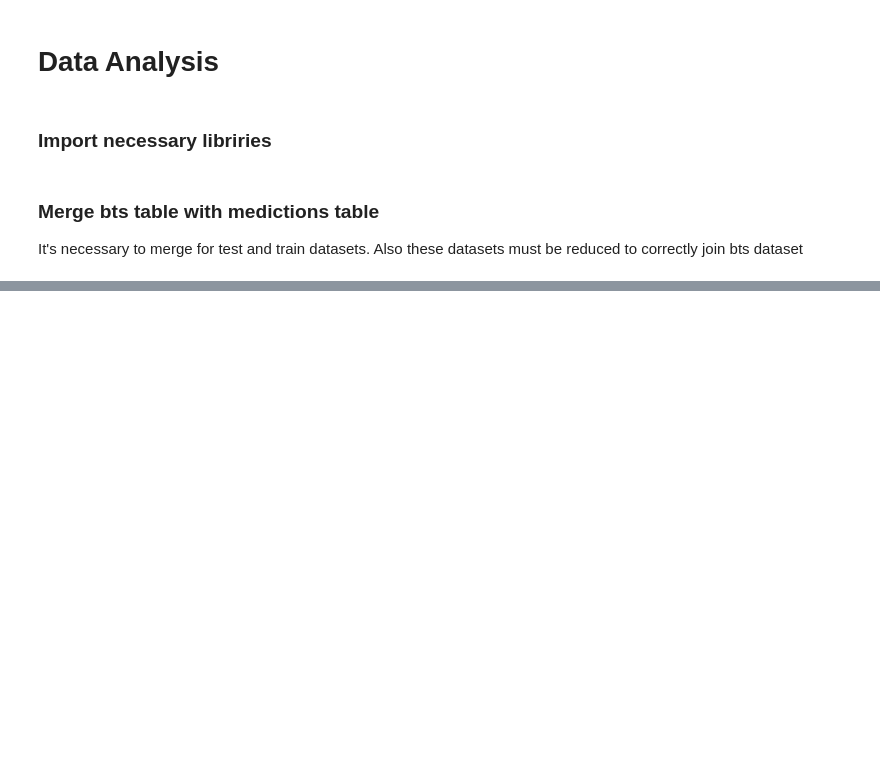
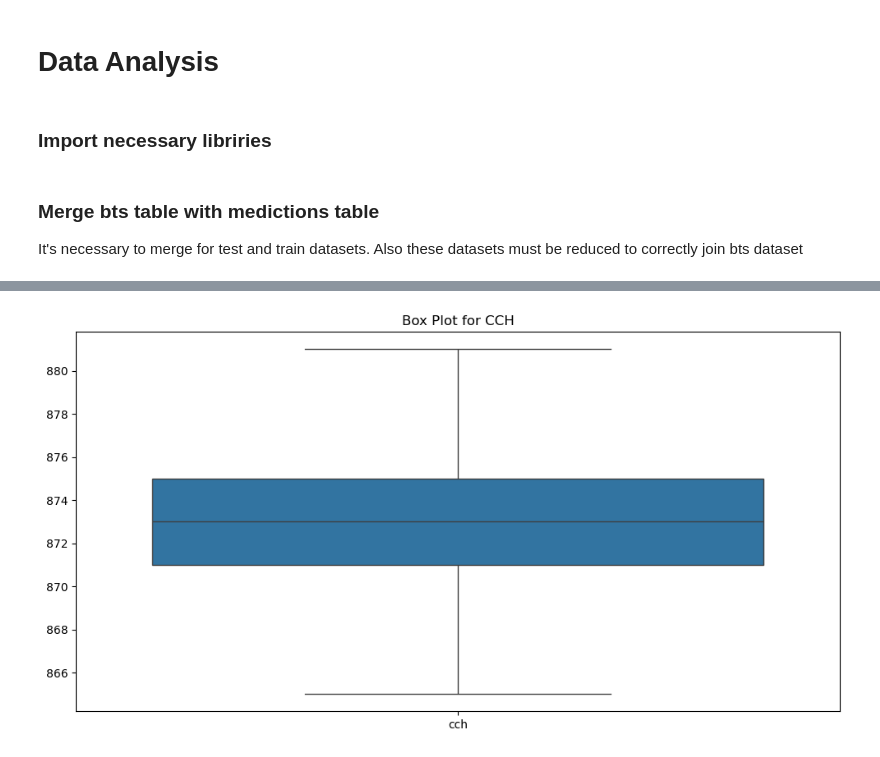
Before and after one commit to PaulaPerazzo/localization-project, a Jupyter notebook: data_analysis.ipynb, the cells around one changed output, grey strips where cells are left out. Saved outputs shown, nothing was run; the diff lists cells and outputs as text; code cells hidden in the pictures; blank space fills up the shorter version.

```diff
--- a/data_analysis.ipynb
+++ b/data_analysis.ipynb
@@ -53,0 +121,9 @@ merged_df_test.to_csv('./data/data_test.csv', index=False)
+# %%
+import matplotlib.pyplot as plt
+
+plt.figure(figsize=(12, 6))
+sns.boxplot(data=merged_df[['cch']])
+plt.title('Box Plot for CCH')
+plt.show()
+# %% [output]
+[figure, added]
```
Also changed, not shown: parts of 23 cells of this notebook, 2 other files.
